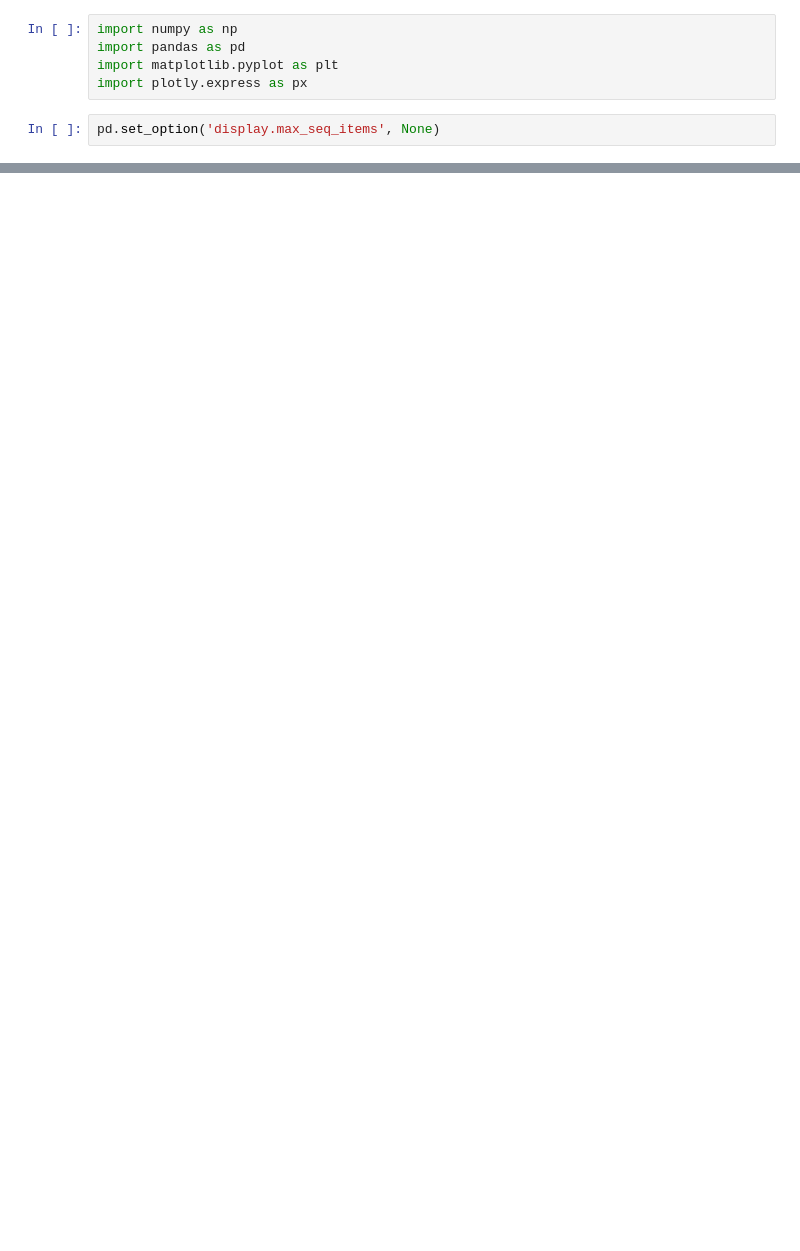
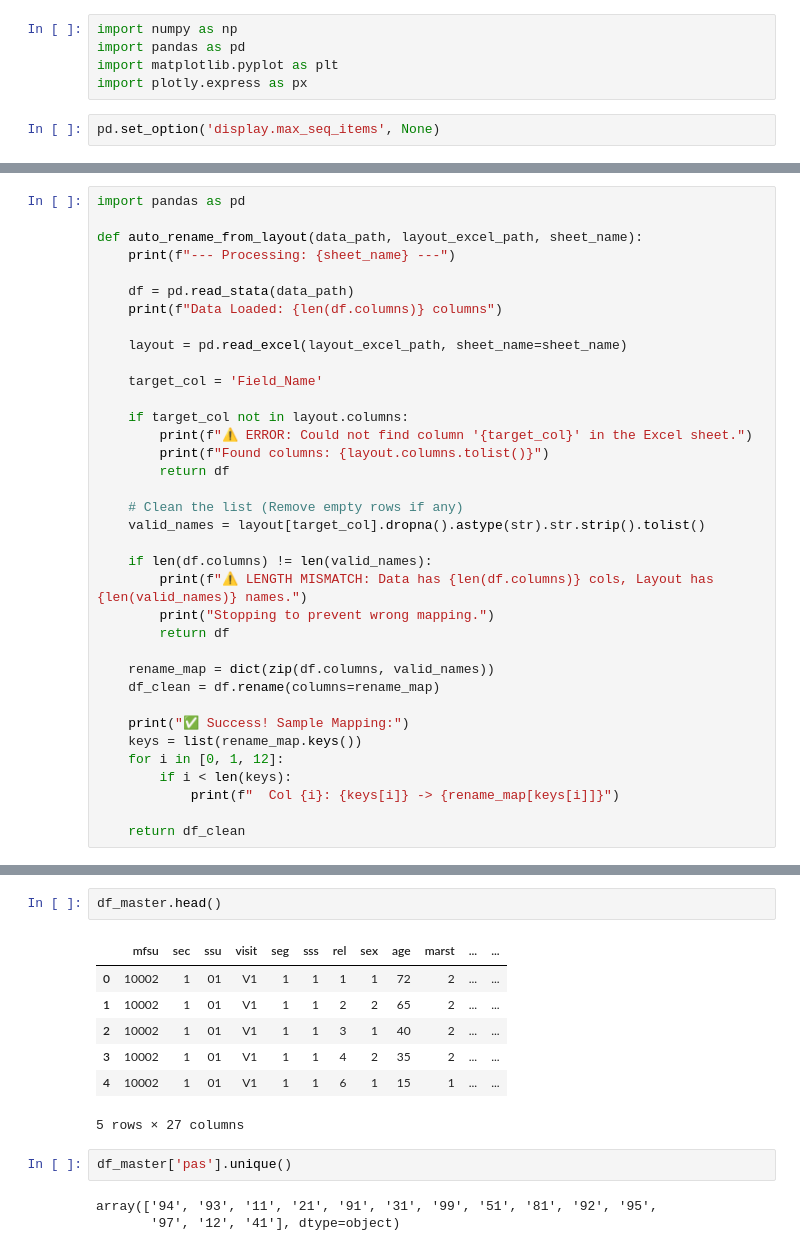
Before and after one commit to ShubhamBhut/PLFS-Analysis---LE-Assignment, a Jupyter notebook: ex.ipynb, the cells around one changed output, grey strips where cells are left out. Saved outputs shown, nothing was run; the diff lists cells and outputs as text; blank space fills up the shorter version.

```diff
--- a/ex.ipynb
+++ b/ex.ipynb
@@ -88,0 +23,36 @@ Name: count, dtype: int64
+# %%
+import pandas as pd
+
+def auto_rename_from_layout(data_path, layout_excel_path, sheet_name):
+    print(f"--- Processing: {sheet_name} ---")
+
+    df = pd.read_stata(data_path)
+    print(f"Data Loaded: {len(df.columns)} columns")
+
+    layout = pd.read_excel(layout_excel_path, sheet_name=sheet_name)
+
+    target_col = 'Field_Name'
+
+    if target_col not in layout.columns:
+        print(f"⚠️ ERROR: Could not find column '{target_col}' in the Excel sheet.")
+        print(f"Found columns: {layout.columns.tolist()}")
+        return df
+
+    # Clean the list (Remove empty rows if any)
+    valid_names = layout[target_col].dropna().astype(str).str.strip().tolist()
+
+    if len(df.columns) != len(valid_names):
+        print(f"⚠️ LENGTH MISMATCH: Data has {len(df.columns)} cols, Layout has {len(valid_names)} names.")
+        print("Stopping to prevent wrong mapping.")
+        return df
+
+    rename_map = dict(zip(df.columns, valid_names))
+    df_clean = df.rename(columns=rename_map)
+
+    print("✅ Success! Sample Mapping:")
+    keys = list(rename_map.keys())
+    for i in [0, 1, 12]:
+        if i < len(keys):
+            print(f"  Col {i}: {keys[i]} -> {rename_map[keys[i]]}")
+
+    return df_clean
@@ -88,0 +188,15 @@ Name: count, dtype: int64
+# %%
+df_master.head()
+# %% [output]
+|  | mfsu | sec | ssu | visit | seg | sss | rel | sex | age | marst | ... | ... |
+| 0 | 10002 | 1 | 01 | V1 | 1 | 1 | 1 | 1 | 72 | 2 | ... | ... |
+| 1 | 10002 | 1 | 01 | V1 | 1 | 1 | 2 | 2 | 65 | 2 | ... | ... |
+| 2 | 10002 | 1 | 01 | V1 | 1 | 1 | 3 | 1 | 40 | 2 | ... | ... |
+| 3 | 10002 | 1 | 01 | V1 | 1 | 1 | 4 | 2 | 35 | 2 | ... | ... |
+| 4 | 10002 | 1 | 01 | V1 | 1 | 1 | 6 | 1 | 15 | 1 | ... | ... |
+5 rows × 27 columns
+# %%
+df_master['pas'].unique()
+# %% [output]
+array(['94', '93', '11', '21', '91', '31', '99', '51', '81', '92', '95',
+       '97', '12', '41'], dtype=object)
```
Also changed, not shown: parts of 21 cells of this notebook.
